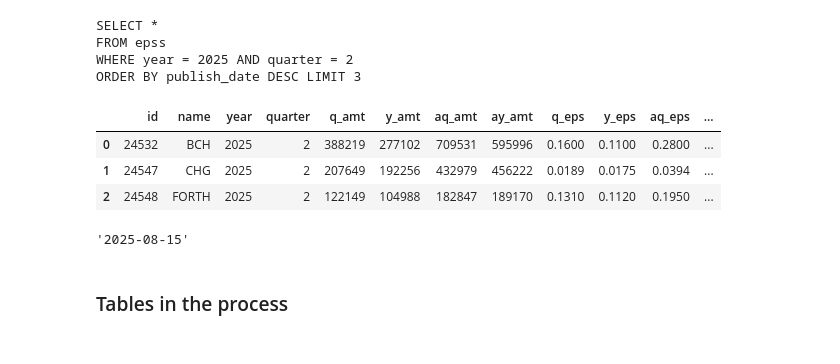
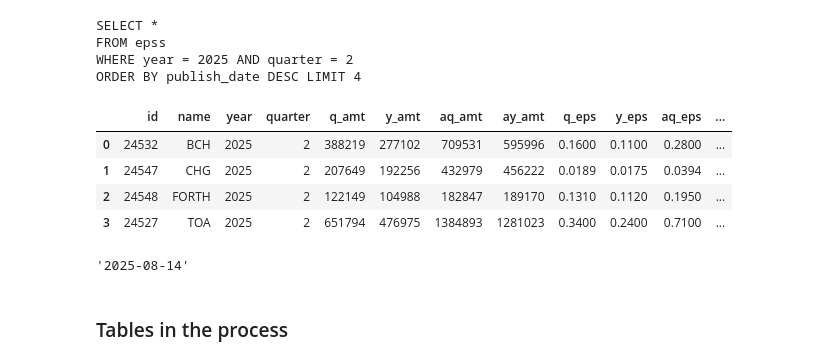
Before and after one commit to santimcs/A5, a Jupyter notebook: Quarterly/210-EPS Q2.ipynb, the cells around one changed output. Cells and saved outputs as stored; diff of their text form; code cells hidden in the pictures.

```diff
--- a/Quarterly/210-EPS Q2.ipynb
+++ b/Quarterly/210-EPS Q2.ipynb
@@ -28,30 +28,31 @@ print(formatted_time )
 # %%
 sql = """
 SELECT *
 FROM epss
 WHERE year = %s AND quarter = %s
-ORDER BY publish_date DESC LIMIT 3
+ORDER BY publish_date DESC LIMIT 4
 """
 sql = sql % (year, quarter)
 print(sql)
 
 df_tmp = pd.read_sql(sql, conlt)
 df_tmp
 # %% [output]
 SELECT *
 FROM epss
 WHERE year = 2025 AND quarter = 2
-ORDER BY publish_date DESC LIMIT 3
+ORDER BY publish_date DESC LIMIT 4
 |  | id | name | year | quarter | q_amt | y_amt | aq_amt | ay_amt | q_eps | y_eps | aq_eps | ... |
 | 0 | 24532 | BCH | 2025 | 2 | 388219 | 277102 | 709531 | 595996 | 0.1600 | 0.1100 | 0.2800 | ... |
 | 1 | 24547 | CHG | 2025 | 2 | 207649 | 192256 | 432979 | 456222 | 0.0189 | 0.0175 | 0.0394 | ... |
 | 2 | 24548 | FORTH | 2025 | 2 | 122149 | 104988 | 182847 | 189170 | 0.1310 | 0.1120 | 0.1950 | ... |
+| 3 | 24527 | TOA | 2025 | 2 | 651794 | 476975 | 1384893 | 1281023 | 0.3400 | 0.2400 | 0.7100 | ... |
 # %%
-today = date(2025, 8, 15)
+today = date(2025, 8, 14)
 select_date = today.strftime("%Y-%m-%d")
 select_date
 # %% [output]
-'2025-08-15'
+'2025-08-14'
 # %% [markdown]
 ### Tables in the process
 # %%
```
Also changed, not shown: parts of 20 cells of this notebook, 6 other files.
